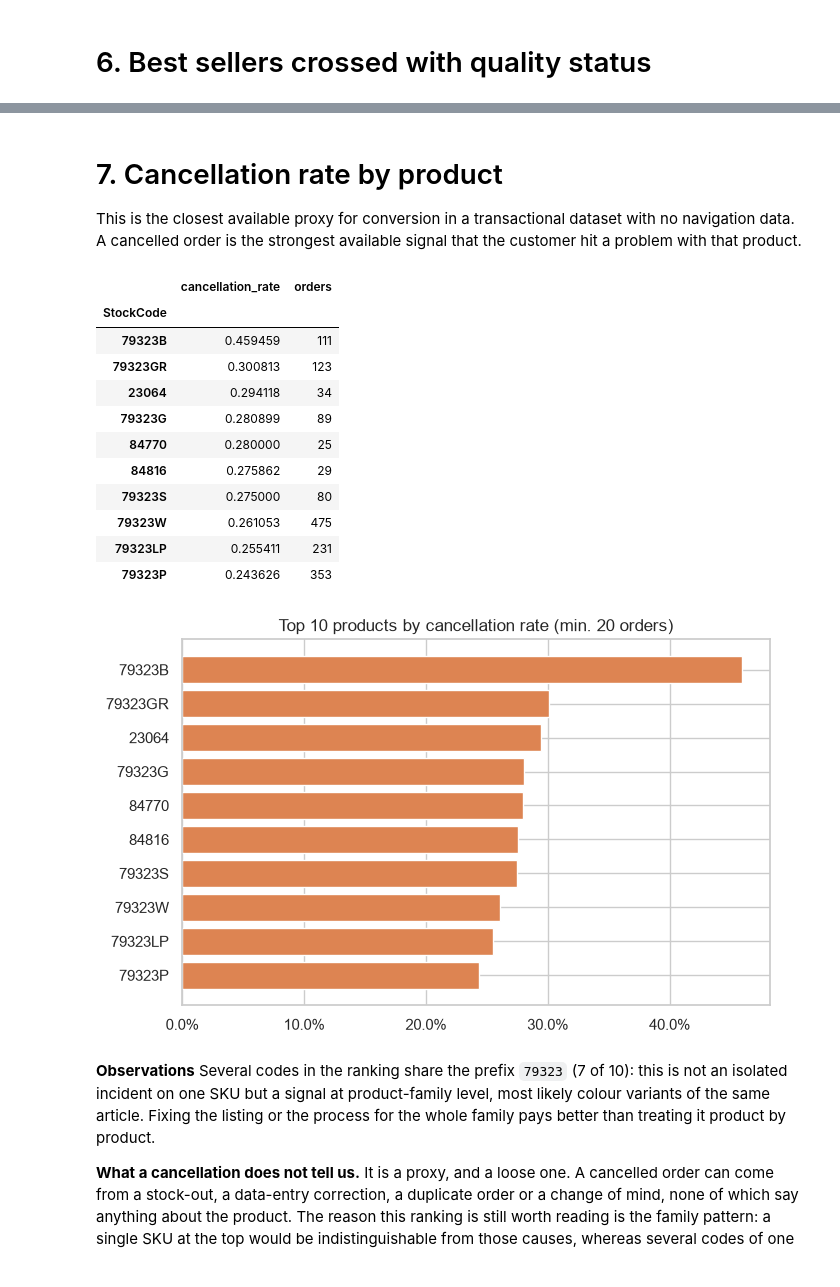
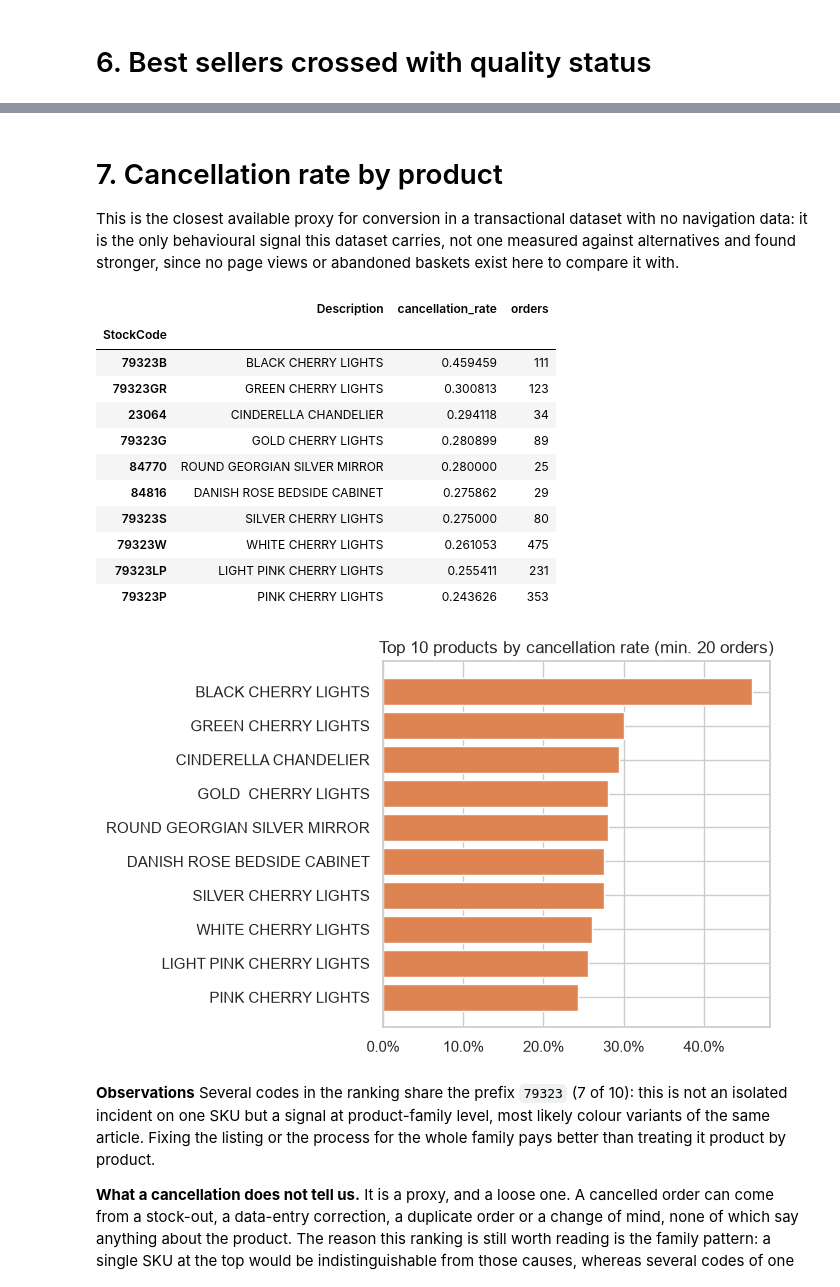
Before and after one commit to juliettebm/customer-analytics-retail, a Jupyter notebook: notebooks/06_catalog_quality.ipynb, the cells around one changed output, grey strips where cells are left out. Saved outputs shown, nothing was run; the diff lists cells and outputs as text; code cells hidden in the pictures.

```diff
--- a/notebooks/06_catalog_quality.ipynb
+++ b/notebooks/06_catalog_quality.ipynb
@@ -64,7 +60,7 @@ else:
     # them into the literal "nan" that sections 3 and 4 would then count as
     # present.
     text_cols = df.select_dtypes(include="object").columns
-    df[text_cols] = df[text_cols].astype("string")
+    df[text_cols] = df[text_cols].apply(lambda s: s.astype("string").str.strip())
     df.to_parquet(CACHE, index=False)
 df.shape
 # %% [output]
@@ -139,5 +148,13 @@ Q1 is resolved before Q2-Q4 run, because the working table used for the rest of
 # %%
 non_product_ref = pd.read_csv("../data/processed/non_product_codes.csv")
-NON_PRODUCT_CODES = non_product_ref.loc[non_product_ref["NP"], "StockCode"].tolist()
+NON_PRODUCT_CODES = non_product_ref["StockCode"].tolist()
 
+n_non_standard = df.loc[~df["StockCode"].str.match(r"^\d{5}[A-Za-z]{0,2}$", na=False), "StockCode"].nunique()
 n_non_product_rows = df["StockCode"].isin(NON_PRODUCT_CODES).sum()
+
+display(Markdown(
+    f"{n_non_standard} stock codes here do not follow the standard 5-digit format. "
+    f"{len(NON_PRODUCT_CODES)} of them are confirmed non-product in notebook 01, section 2.3 "
+    f"(full evidence table there). Excluding those {len(NON_PRODUCT_CODES)} codes removes "
+    f"{n_non_product_rows} rows ({n_non_product_rows/len(df):.1%})."
+))
@@ -456,7 +494,10 @@ plt.show()
 # %% [markdown]
 # 7. Cancellation rate by product
 
-This is the closest available proxy for conversion in a transactional dataset with no navigation data. A cancelled order is the strongest available signal that the customer hit a problem with that product.
+This is the closest available proxy for conversion in a transactional dataset with no
+navigation data: it is the only behavioural signal this dataset carries, not one measured
+against alternatives and found stronger, since no page views or abandoned baskets exist here to
+compare it with.
 # %%
 order_counts = prod.groupby("StockCode")["Invoice"].nunique()
 cancel_counts = prod.loc[prod["is_cancel"]].groupby("StockCode")["Invoice"].nunique()
@@ -468,30 +509,37 @@ cancel_rate = (cancel_counts / order_counts).fillna(0)
 eligible = order_counts[order_counts >= 20].index
 top_cancel = cancel_rate.loc[eligible].sort_values(ascending=False).head(10).to_frame("cancellation_rate")
 top_cancel["orders"] = order_counts.loc[top_cancel.index]
+
+top_cancel_desc = (
+    prod.loc[prod["StockCode"].isin(top_cancel.index) & prod["Description"].notna()]
+    .groupby("StockCode")["Description"].agg(lambda s: s.value_counts().idxmax())
+)
+top_cancel.insert(0, "Description", top_cancel.index.map(top_cancel_desc))
 top_cancel
 # %% [output]
-|  | cancellation_rate | orders |
-| StockCode |  |  |
-| 79323B | 0.459459 | 111 |
-| 79323GR | 0.300813 | 123 |
-| 23064 | 0.294118 | 34 |
-| 79323G | 0.280899 | 89 |
-| 84770 | 0.280000 | 25 |
-| 84816 | 0.275862 | 29 |
-| 79323S | 0.275000 | 80 |
-| 79323W | 0.261053 | 475 |
-| 79323LP | 0.255411 | 231 |
-| 79323P | 0.243626 | 353 |
+|  | Description | cancellation_rate | orders |
+| StockCode |  |  |  |
+| 79323B | BLACK CHERRY LIGHTS | 0.459459 | 111 |
+| 79323GR | GREEN CHERRY LIGHTS | 0.300813 | 123 |
+| 23064 | CINDERELLA CHANDELIER | 0.294118 | 34 |
+| 79323G | GOLD CHERRY LIGHTS | 0.280899 | 89 |
+| 84770 | ROUND GEORGIAN SILVER MIRROR | 0.280000 | 25 |
+| 84816 | DANISH ROSE BEDSIDE CABINET | 0.275862 | 29 |
+| 79323S | SILVER CHERRY LIGHTS | 0.275000 | 80 |
+| 79323W | WHITE CHERRY LIGHTS | 0.261053 | 475 |
+| 79323LP | LIGHT PINK CHERRY LIGHTS | 0.255411 | 231 |
+| 79323P | PINK CHERRY LIGHTS | 0.243626 | 353 |
 # %%
 fig, ax = plt.subplots(figsize=(7, 4.5))
-ax.barh(top_cancel.index[::-1], top_cancel["cancellation_rate"][::-1], color="#DD8452")
+labels = top_cancel["Description"].str.slice(0, 32)
+ax.barh(labels[::-1], top_cancel["cancellation_rate"][::-1], color="#DD8452")
 ax.xaxis.set_major_formatter(mtick.PercentFormatter(xmax=1))
 ax.set_title("Top 10 products by cancellation rate (min. 20 orders)")
 plt.tight_layout()
 plt.savefig("../reports/top10_cancellation_rate.png", dpi=150)
 plt.show()
 # %% [output]
-[figure, old version]
+[figure, new version]
 # %%
 top_family = top_cancel.index[0][:5]
 n_family_in_top10 = sum(1 for c in top_cancel.index if c.startswith(top_family))
```
Also changed, not shown: parts of 29 cells of this notebook, 3 other files.
